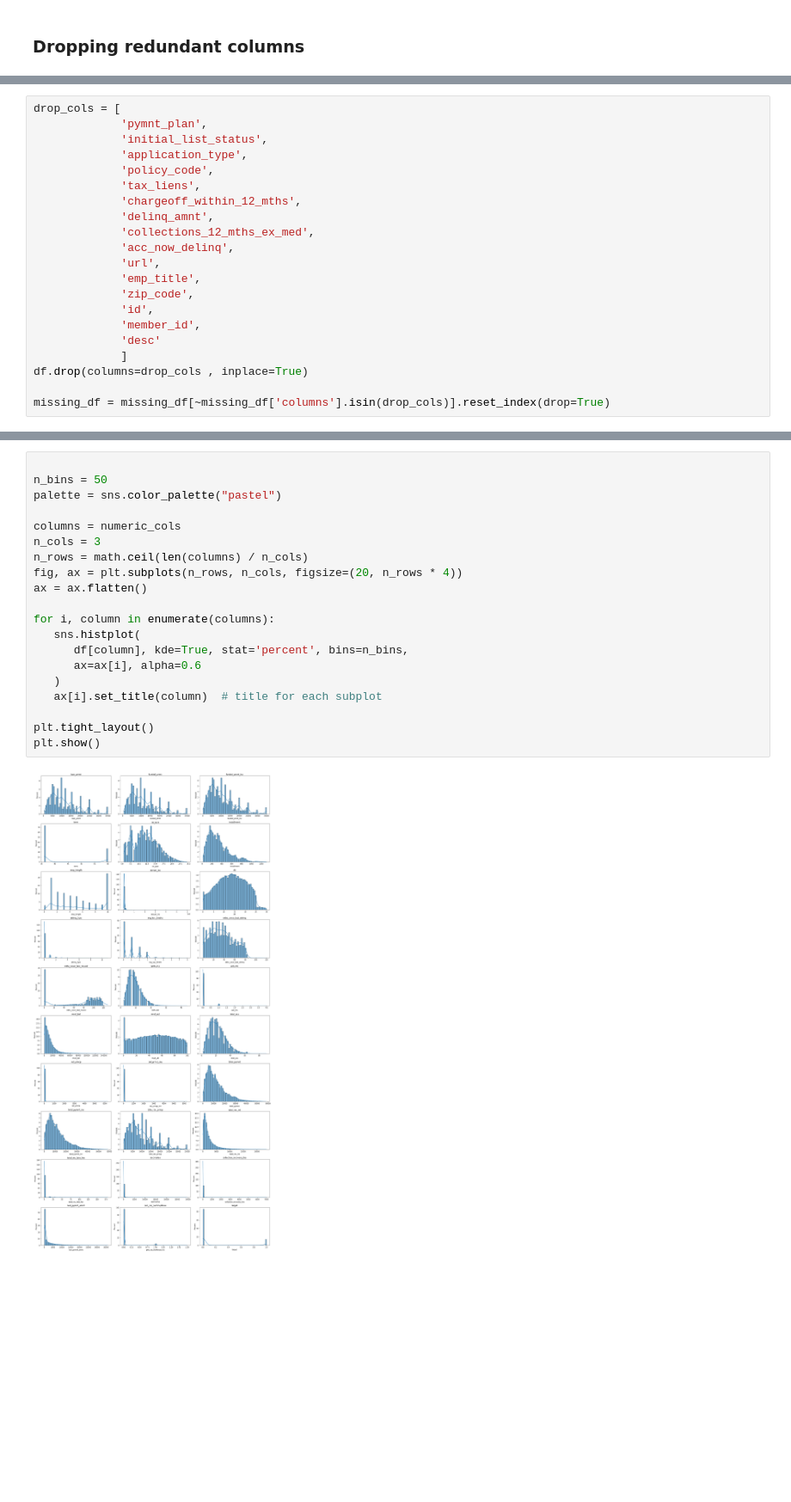
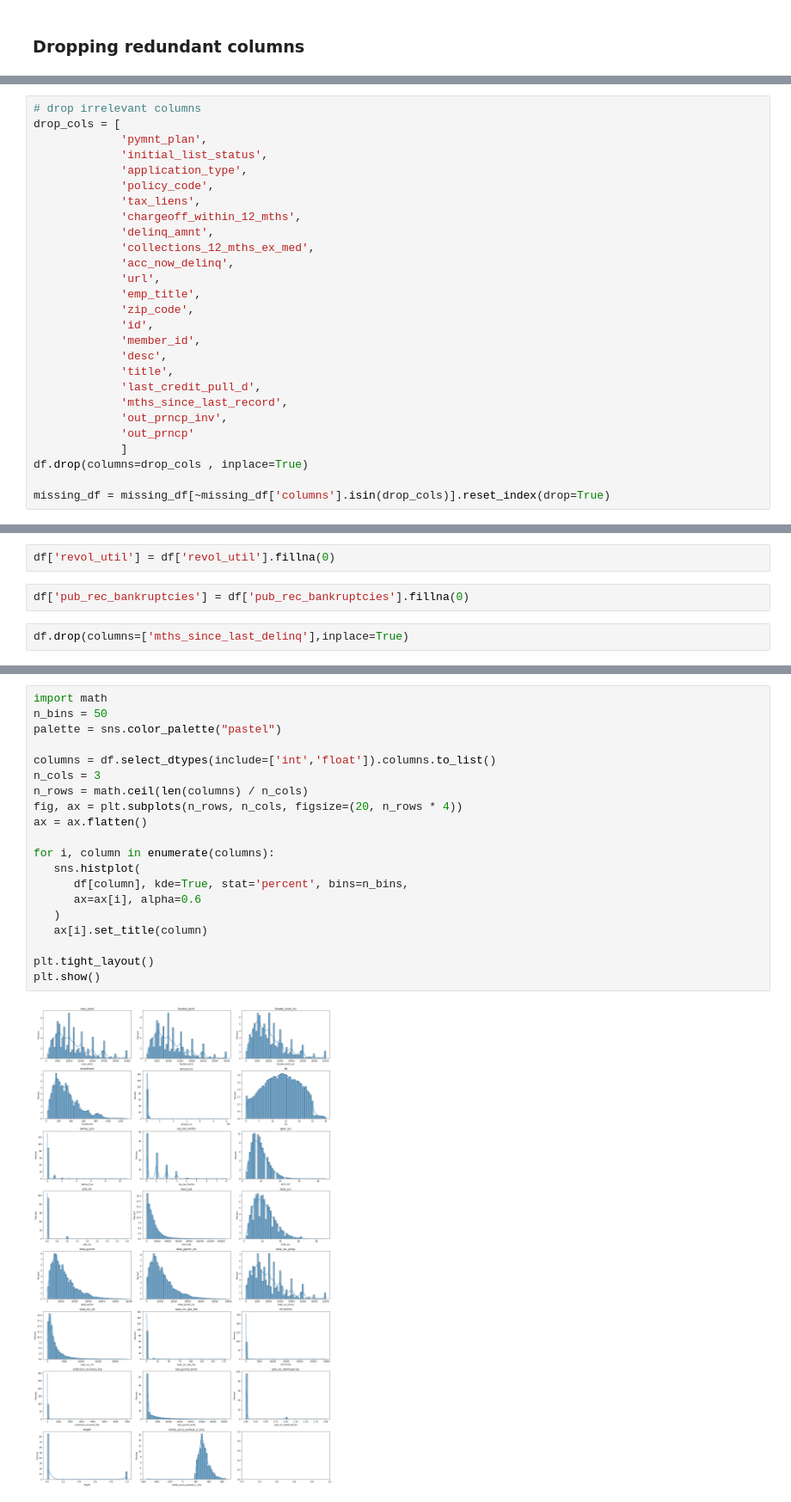
Before and after one commit to heymihir/Lending-Case-Study, a Jupyter notebook: Code/Default_Prediction_CaseStudy.ipynb, the cells around one changed output, grey strips where cells are left out. Shown at 86% size. Drawn from its saved outputs; the diff is of its cells as text; blank space fills up the shorter version.

```diff
--- a/Code/Default_Prediction_CaseStudy.ipynb
+++ b/Code/Default_Prediction_CaseStudy.ipynb
@@ -344,4 +329,5 @@ Name: url, Length: 39717, dtype: int64
 # %%
+# drop irrelevant columns
 drop_cols = [
              'pymnt_plan',
              'initial_list_status',
@@ -357,7 +343,12 @@ drop_cols = [
              'zip_code',
              'id',
              'member_id',
-             'desc'
+             'desc',
+             'title',
+             'last_credit_pull_d',
+             'mths_since_last_record',
+             'out_prncp_inv',
+             'out_prncp'
              ]
 df.drop(columns=drop_cols , inplace=True)
 
@@ -380,0 +371,6 @@ obj_cols = df.select_dtypes(include=['object']).columns.to_list()
+# %%
+df['revol_util'] = df['revol_util'].fillna(0)
+# %%
+df['pub_rec_bankruptcies'] = df['pub_rec_bankruptcies'].fillna(0)
+# %%
+df.drop(columns=['mths_since_last_delinq'],inplace=True)
@@ -381,23 +379,23 @@ obj_cols = df.select_dtypes(include=['object']).columns.to_list()
 # %%
-
+import math
 n_bins = 50
 palette = sns.color_palette("pastel")
 
-columns = numeric_cols
+columns = df.select_dtypes(include=['int','float']).columns.to_list()
 n_cols = 3
 n_rows = math.ceil(len(columns) / n_cols)
 fig, ax = plt.subplots(n_rows, n_cols, figsize=(20, n_rows * 4))
 ax = ax.flatten()
 
 for i, column in enumerate(columns):
    sns.histplot(
       df[column], kde=True, stat='percent', bins=n_bins,
       ax=ax[i], alpha=0.6
    )
-   ax[i].set_title(column)  # title for each subplot
+   ax[i].set_title(column)
 
 plt.tight_layout()
 plt.show()
 # %% [output]
-[figure, old version]
+[figure, new version]
 # %% [markdown]
```
Also changed, not shown: parts of 51 cells of this notebook.
